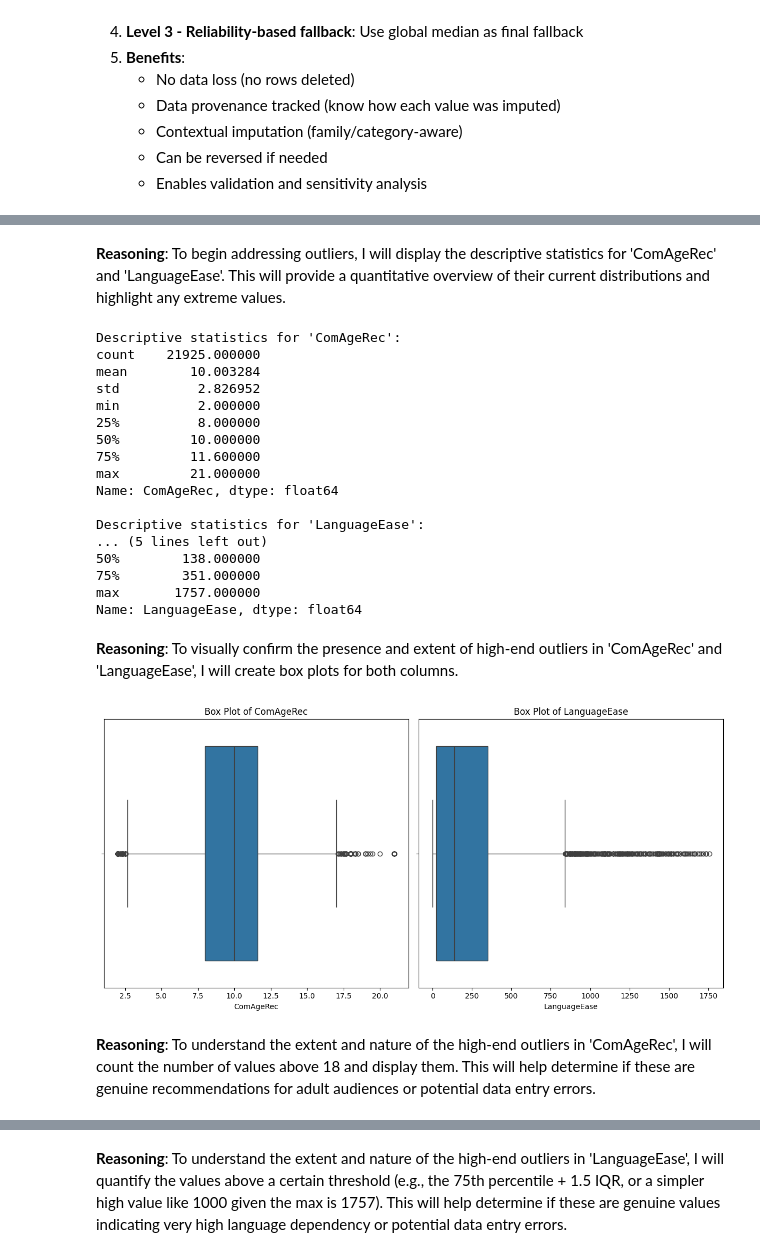
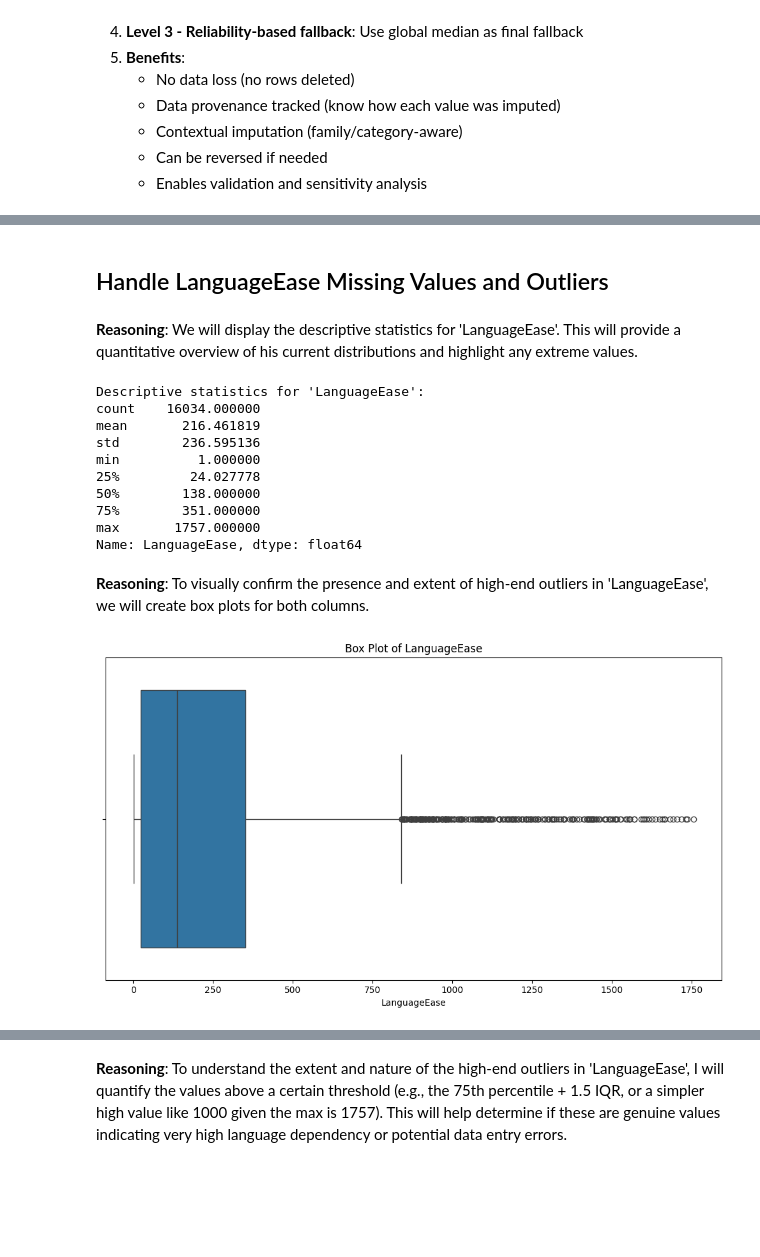
Before and after one commit to kilomo12/Data_Mining_Project, a Jupyter notebook: Data_mining_project/project_data_mining_part1.ipynb, the cells around one changed output, grey strips where cells are left out. Drawn from its saved outputs; the diff is of its cells as text; code cells hidden in the pictures; blank space fills up the shorter version.

```diff
--- a/Data_mining_project/project_data_mining_part1.ipynb
+++ b/Data_mining_project/project_data_mining_part1.ipynb
@@ -645,3 +670,6 @@ Numero di righe con ComAgeRec mancante: 0
+# %%
+# drop of critical games
+df = df.drop(righe.index)
 # %% [markdown]
 ### Handle Family Missing Values
 # %% [markdown]
@@ -983,9 +1062,12 @@ min          1.000000
 max        999.000000
 Name: MaxPlayers, dtype: float64
 # %%
-# Apply logarithmic transformation to handle the extremes outliers without data loss
+# Application of logarithmic transformation to handle the extremes outliers without data loss
 # Since there are no missing values, we apply log1p directly
+
+# Logarithm tranformation of MaxPlayers and MinPlayers
 df['MaxPlayers_log'] = np.log1p(df['MaxPlayers'])
+df['MinPlayers_log'] = np.log1p(df['MinPlayers'])
 
 print("Applied logarithmic transformation to 'MaxPlayers'")
 print(f"New column 'MaxPlayers_log' created for clustering")
@@ -1616,3 +1690,0 @@ To explicitly mark the 0 values in 'ComWeight' as missing or unrated, I will rep
-# %%
-df['ComWeight'] = df['ComWeight'].replace(0, np.nan)
-print("Replaced 0 values in 'ComWeight' with NaN.")
@@ -1650,8 +1690,0 @@ Now that the 0 values have been replaced with NaN, I will impute these missing v
-# %%
-median_gameweight = df['GameWeight'].median()
-df['GameWeight'] = df['GameWeight'].fillna(median_gameweight)
-
-median_comweight = df['ComWeight'].median()
-df['ComWeight'] = df['ComWeight'].fillna(median_comweight)
-
-print("Imputed NaN values in 'GameWeight' and 'ComWeight' with their respective medians.")
@@ -1667,48 +1708,32 @@ Review the high-end outliers in 'ComAgeRec' and 'LanguageEase'. This step will i
+# %% [markdown]
+## Handle LanguageEase Missing Values and Outliers
 # %% [markdown]
 **Reasoning**:
-To begin addressing outliers, I will display the descriptive statistics for 'ComAgeRec' and 'LanguageEase'. This will provide a quantitative overview of their current distributions and highlight any extreme values.
+We will display the descriptive statistics for 'LanguageEase'. This will provide a quantitative overview of his current distributions and highlight any extreme values.
 # %%
-print("Descriptive statistics for 'ComAgeRec':")
-print(df['ComAgeRec'].describe())
-print("\nDescriptive statistics for 'LanguageEase':")
+print("Descriptive statistics for 'LanguageEase':")
 print(df['LanguageEase'].describe())
 # %% [output]
-Descriptive statistics for 'ComAgeRec':
-count    21925.000000
-mean        10.003284
-std          2.826952
-min          2.000000
-25%          8.000000
-50%         10.000000
-75%         11.600000
-max         21.000000
-Name: ComAgeRec, dtype: float64
-
 Descriptive statistics for 'LanguageEase':
-... (5 lines left out)
+count    16034.000000
+mean       216.461819
+std        236.595136
+min          1.000000
+25%         24.027778
 50%        138.000000
 75%        351.000000
 max       1757.000000
 Name: LanguageEase, dtype: float64
 # %% [markdown]
 **Reasoning**:
-To visually confirm the presence and extent of high-end outliers in 'ComAgeRec' and 'LanguageEase', I will create box plots for both columns.
+To visually confirm the presence and extent of high-end outliers in 'LanguageEase', we will create box plots for both columns.
 # %%
-plt.figure(figsize=(12, 6))
-plt.subplot(1, 2, 1)
-sns.boxplot(x=df['ComAgeRec'])
-plt.title('Box Plot of ComAgeRec')
-plt.xlabel('ComAgeRec')
-
-plt.subplot(1, 2, 2)
+plt.figure(figsize=(10, 6))
 sns.boxplot(x=df['LanguageEase'])
 plt.title('Box Plot of LanguageEase')
 plt.xlabel('LanguageEase')
 
 plt.tight_layout()
 plt.show()
 # %% [output]
-[figure, old version]
+[figure, new version]
-# %% [markdown]
-**Reasoning**:
-To understand the extent and nature of the high-end outliers in 'ComAgeRec', I will count the number of values above 18 and display them. This will help determine if these are genuine recommendations for adult audiences or potential data entry errors.
```
Also changed, not shown: parts of 81 cells of this notebook, 1 other file.
